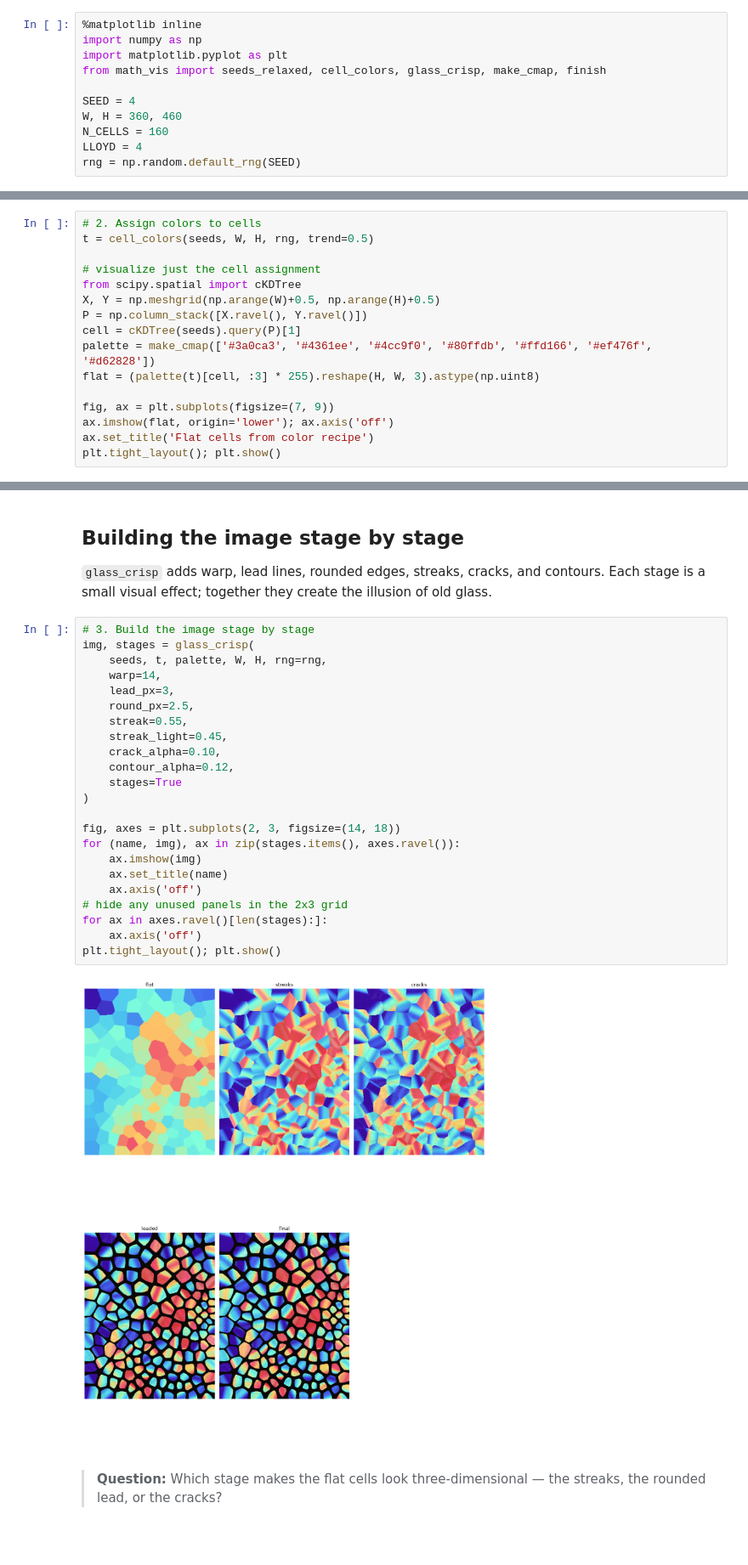
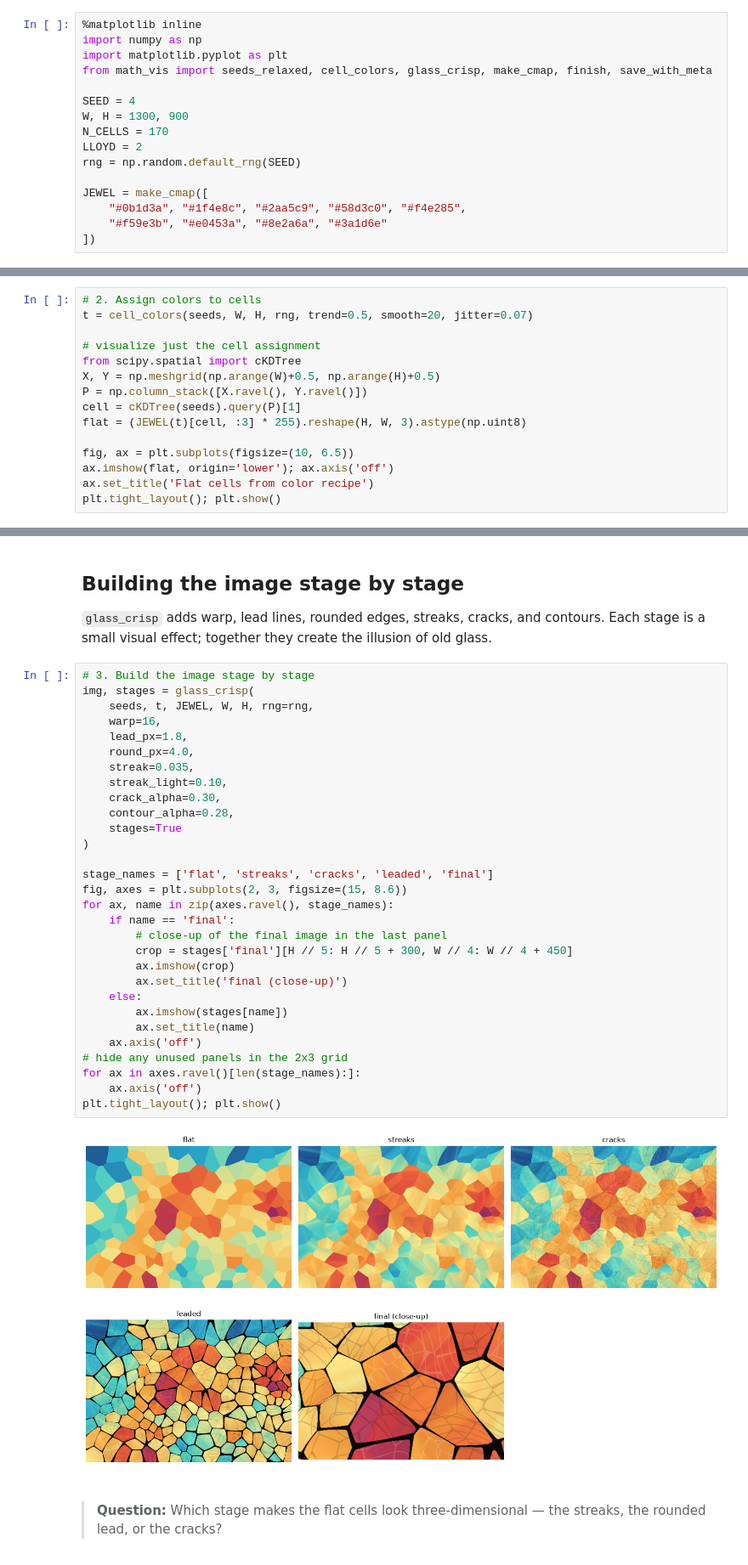
Before and after one commit to imanmossavat/math_vis, a Jupyter notebook: notebooks/demo_stained_glass_crisp.ipynb, the cells around one changed output, grey strips where cells are left out. Shown at 85% size. Cells and saved outputs as stored; diff of their text form; blank space fills up the shorter version.

```diff
--- a/notebooks/demo_stained_glass_crisp.ipynb
+++ b/notebooks/demo_stained_glass_crisp.ipynb
@@ -12,13 +12,18 @@ This image is made from Voronoi cells. Points are first relaxed for even spacing
 %matplotlib inline
 import numpy as np
 import matplotlib.pyplot as plt
-from math_vis import seeds_relaxed, cell_colors, glass_crisp, make_cmap, finish
+from math_vis import seeds_relaxed, cell_colors, glass_crisp, make_cmap, finish, save_with_meta
 
 SEED = 4
-W, H = 360, 460
-N_CELLS = 160
-LLOYD = 4
+W, H = 1300, 900
+N_CELLS = 170
+LLOYD = 2
 rng = np.random.default_rng(SEED)
+
+JEWEL = make_cmap([
+    "#0b1d3a", "#1f4e8c", "#2aa5c9", "#58d3c0", "#f4e285",
+    "#f59e3b", "#e0453a", "#8e2a6a", "#3a1d6e"
+])
 # %% [markdown]
 ## Relaxing the seeds
 
@@ -49,17 +54,16 @@ With `LLOYD=0` the seeds stay at their initial random positions. The Voronoi cel
 `cell_colors` assigns a scalar value to each seed based on position and a little randomness. That scalar is then mapped through a palette to give every cell its color.
 # %%
 # 2. Assign colors to cells
-t = cell_colors(seeds, W, H, rng, trend=0.5)
+t = cell_colors(seeds, W, H, rng, trend=0.5, smooth=20, jitter=0.07)
 
 # visualize just the cell assignment
 from scipy.spatial import cKDTree
 X, Y = np.meshgrid(np.arange(W)+0.5, np.arange(H)+0.5)
 P = np.column_stack([X.ravel(), Y.ravel()])
 cell = cKDTree(seeds).query(P)[1]
-palette = make_cmap(['#3a0ca3', '#4361ee', '#4cc9f0', '#80ffdb', '#ffd166', '#ef476f', '#d62828'])
-flat = (palette(t)[cell, :3] * 255).reshape(H, W, 3).astype(np.uint8)
+flat = (JEWEL(t)[cell, :3] * 255).reshape(H, W, 3).astype(np.uint8)
 
-fig, ax = plt.subplots(figsize=(7, 9))
+fig, ax = plt.subplots(figsize=(10, 6.5))
 ax.imshow(flat, origin='lower'); ax.axis('off')
 ax.set_title('Flat cells from color recipe')
 plt.tight_layout(); plt.show()
@@ -82,28 +86,35 @@ DRAFT: author to review
 # %%
 # 3. Build the image stage by stage
 img, stages = glass_crisp(
-    seeds, t, palette, W, H, rng=rng,
-    warp=14,
-    lead_px=3,
-    round_px=2.5,
-    streak=0.55,
-    streak_light=0.45,
-    crack_alpha=0.10,
-    contour_alpha=0.12,
+    seeds, t, JEWEL, W, H, rng=rng,
+    warp=16,
+    lead_px=1.8,
+    round_px=4.0,
+    streak=0.035,
+    streak_light=0.10,
+    crack_alpha=0.30,
+    contour_alpha=0.28,
     stages=True
 )
 
-fig, axes = plt.subplots(2, 3, figsize=(14, 18))
-for (name, img), ax in zip(stages.items(), axes.ravel()):
-    ax.imshow(img)
-    ax.set_title(name)
+stage_names = ['flat', 'streaks', 'cracks', 'leaded', 'final']
+fig, axes = plt.subplots(2, 3, figsize=(15, 8.6))
+for ax, name in zip(axes.ravel(), stage_names):
+    if name == 'final':
+        # close-up of the final image in the last panel
+        crop = stages['final'][H // 5: H // 5 + 300, W // 4: W // 4 + 450]
+        ax.imshow(crop)
+        ax.set_title('final (close-up)')
+    else:
+        ax.imshow(stages[name])
+        ax.set_title(name)
     ax.axis('off')
 # hide any unused panels in the 2x3 grid
-for ax in axes.ravel()[len(stages):]:
+for ax in axes.ravel()[len(stage_names):]:
     ax.axis('off')
 plt.tight_layout(); plt.show()
 # %% [output]
-[figure, old version]
+[figure, new version]
 # %% [markdown]
 > **Question:** Which stage makes the flat cells look three-dimensional — the streaks, the rounded lead, or the cracks?
 # %% [markdown]
```
Also changed, not shown: parts of 3 cells of this notebook.
